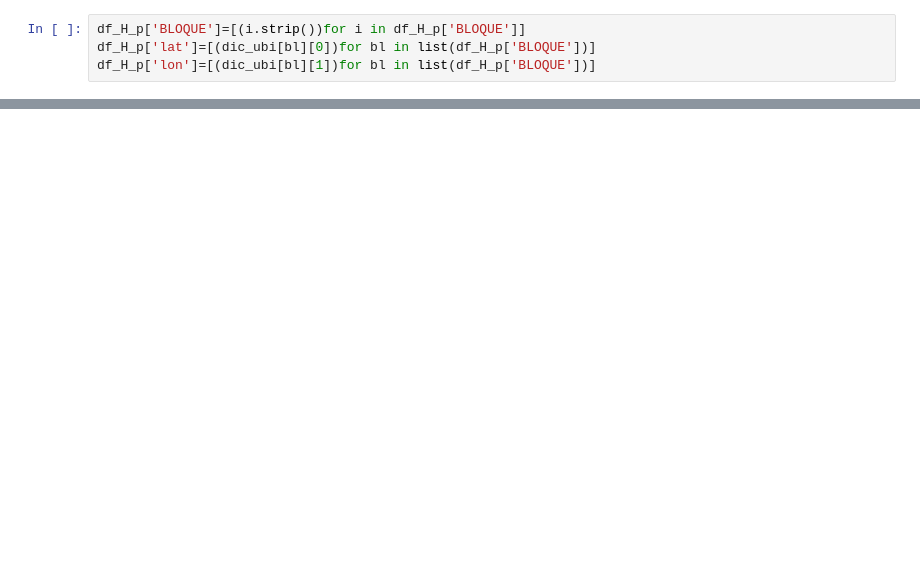
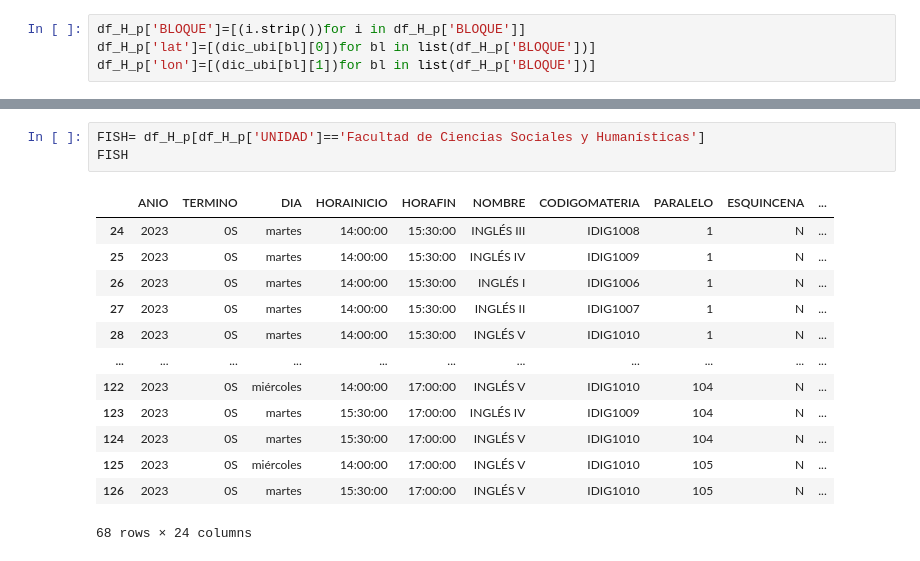
Before and after one commit to lromeror/Group_Slytheryn, a Jupyter notebook: EDA_ESPOL/EDA_ESPOL_PAE.ipynb, the cells around one changed output, grey strips where cells are left out. Drawn from its saved outputs; the diff is of its cells as text; blank space fills up the shorter version.

```diff
--- a/EDA_ESPOL/EDA_ESPOL_PAE.ipynb
+++ b/EDA_ESPOL/EDA_ESPOL_PAE.ipynb
@@ -617,0 +714,17 @@ ValueError: Value of 'hover_name' is not the name of a column in 'data_frame'. E
+# %%
+FISH= df_H_p[df_H_p['UNIDAD']=='Facultad de Ciencias Sociales y Humanísticas']
+FISH
+# %% [output]
+|  | ANIO | TERMINO | DIA | HORAINICIO | HORAFIN | NOMBRE | CODIGOMATERIA | PARALELO | ESQUINCENA | ... |
+| 24 | 2023 | 0S | martes | 14:00:00 | 15:30:00 | INGLÉS III | IDIG1008 | 1 | N | ... |
+| 25 | 2023 | 0S | martes | 14:00:00 | 15:30:00 | INGLÉS IV | IDIG1009 | 1 | N | ... |
+| 26 | 2023 | 0S | martes | 14:00:00 | 15:30:00 | INGLÉS I | IDIG1006 | 1 | N | ... |
+| 27 | 2023 | 0S | martes | 14:00:00 | 15:30:00 | INGLÉS II | IDIG1007 | 1 | N | ... |
+| 28 | 2023 | 0S | martes | 14:00:00 | 15:30:00 | INGLÉS V | IDIG1010 | 1 | N | ... |
+| ... | ... | ... | ... | ... | ... | ... | ... | ... | ... | ... |
+| 122 | 2023 | 0S | miércoles | 14:00:00 | 17:00:00 | INGLÉS V | IDIG1010 | 104 | N | ... |
+| 123 | 2023 | 0S | martes | 15:30:00 | 17:00:00 | INGLÉS IV | IDIG1009 | 104 | N | ... |
+| 124 | 2023 | 0S | martes | 15:30:00 | 17:00:00 | INGLÉS V | IDIG1010 | 104 | N | ... |
+| 125 | 2023 | 0S | miércoles | 14:00:00 | 17:00:00 | INGLÉS V | IDIG1010 | 105 | N | ... |
+| 126 | 2023 | 0S | martes | 15:30:00 | 17:00:00 | INGLÉS V | IDIG1010 | 105 | N | ... |
+68 rows × 24 columns
```
Also changed, not shown: parts of 48 cells of this notebook, 6 other files.
